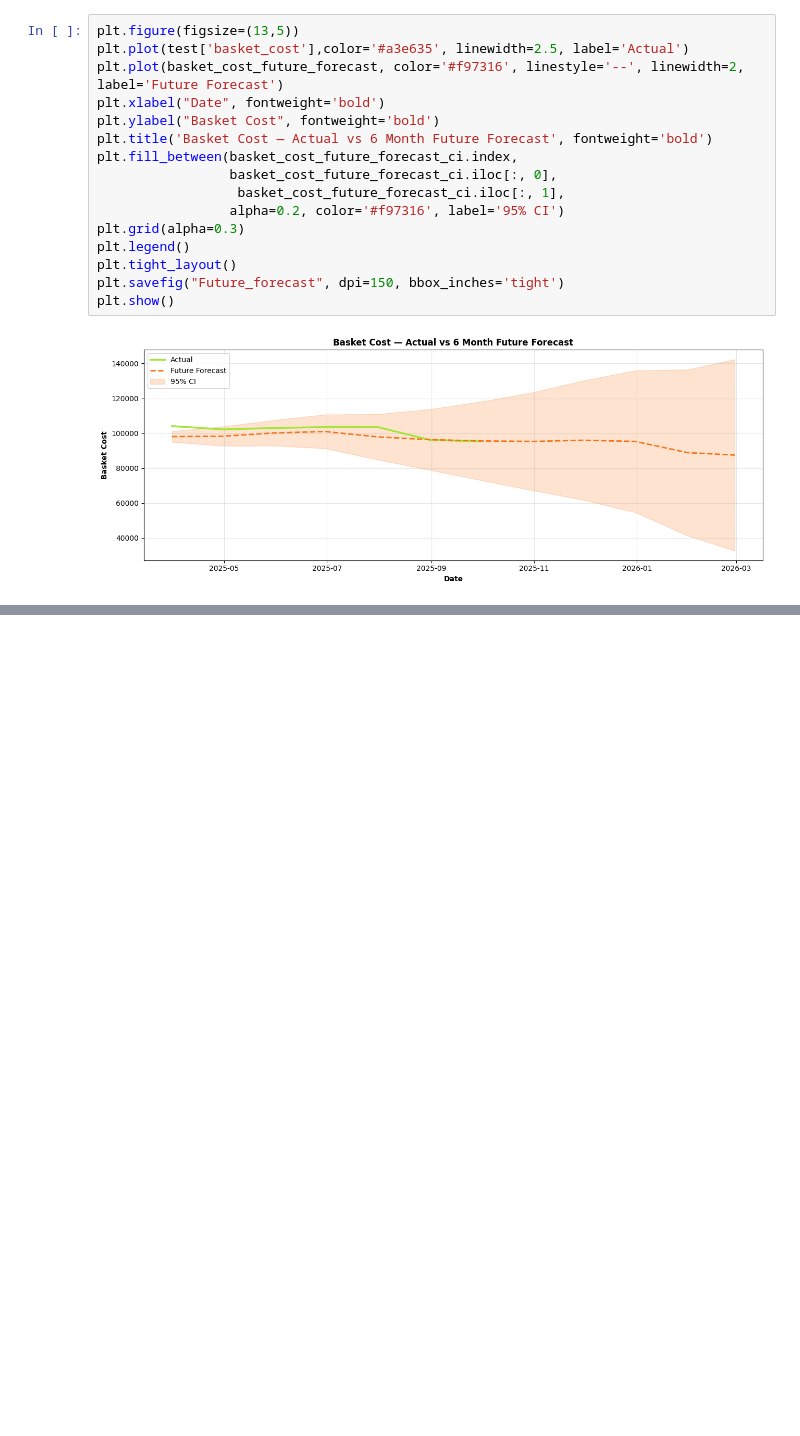
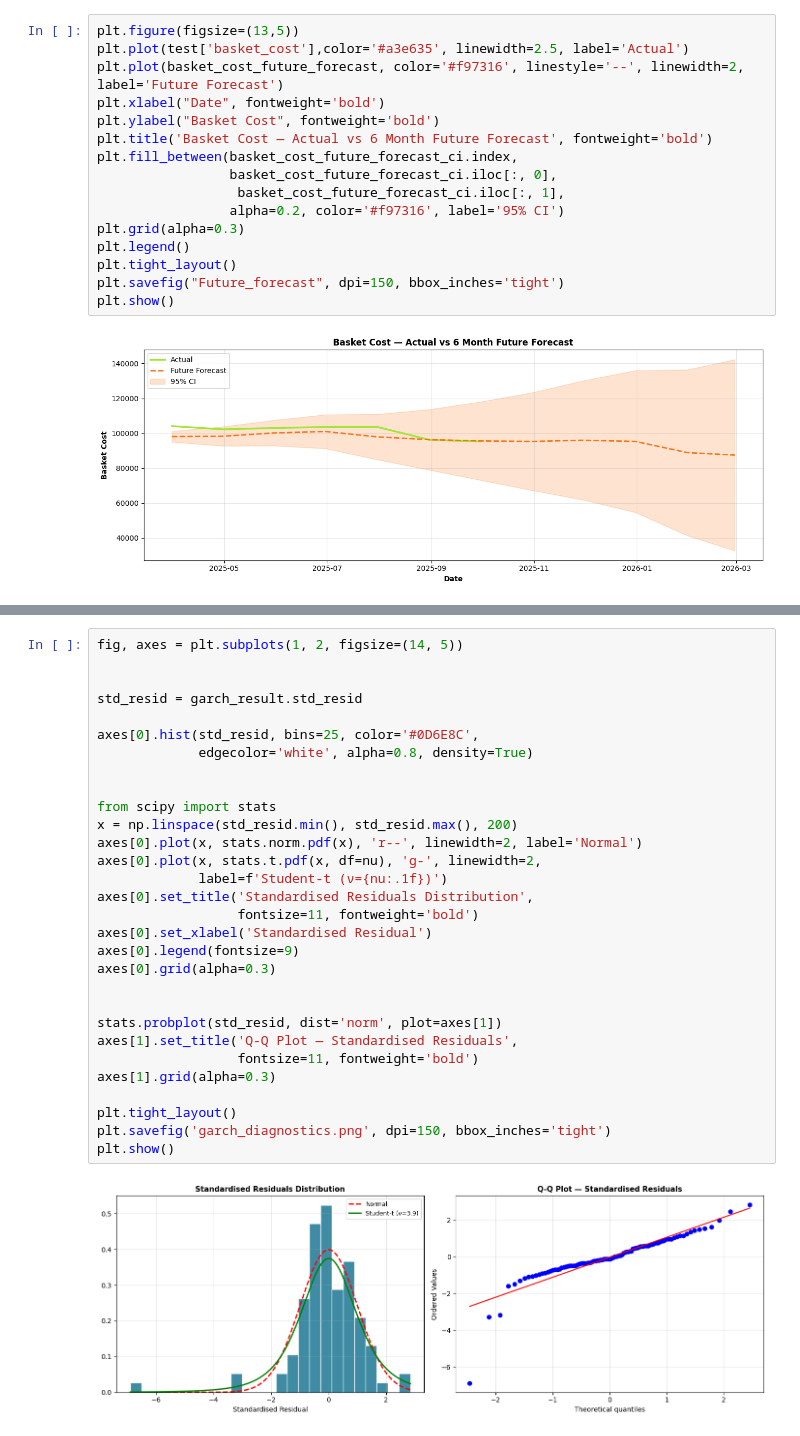
Before and after one commit to Abd00lmalik/TS_ACADEMY_CAPSTONE_PROJECT, a Jupyter notebook: 02_basket_cost_modelling_&_forecast.ipynb, the cells around one changed output, grey strips where cells are left out. Cells and saved outputs as stored; diff of their text form; blank space fills up the shorter version.

```diff
--- a/02_basket_cost_modelling_&_forecast.ipynb
+++ b/02_basket_cost_modelling_&_forecast.ipynb
@@ -514,0 +866,32 @@ plt.show()
+# %%
+fig, axes = plt.subplots(1, 2, figsize=(14, 5))
+
+
+std_resid = garch_result.std_resid
+
+axes[0].hist(std_resid, bins=25, color='#0D6E8C',
+             edgecolor='white', alpha=0.8, density=True)
+
+
+from scipy import stats
+x = np.linspace(std_resid.min(), std_resid.max(), 200)
+axes[0].plot(x, stats.norm.pdf(x), 'r--', linewidth=2, label='Normal')
+axes[0].plot(x, stats.t.pdf(x, df=nu), 'g-', linewidth=2,
+             label=f'Student-t (ν={nu:.1f})')
+axes[0].set_title('Standardised Residuals Distribution',
+                  fontsize=11, fontweight='bold')
+axes[0].set_xlabel('Standardised Residual')
+axes[0].legend(fontsize=9)
+axes[0].grid(alpha=0.3)
+
+
+stats.probplot(std_resid, dist='norm', plot=axes[1])
+axes[1].set_title('Q-Q Plot — Standardised Residuals',
+                  fontsize=11, fontweight='bold')
+axes[1].grid(alpha=0.3)
+
+plt.tight_layout()
+plt.savefig('garch_diagnostics.png', dpi=150, bbox_inches='tight')
+plt.show()
+# %% [output]
+[figure, added]
```
Also changed, not shown: parts of 14 cells of this notebook.
